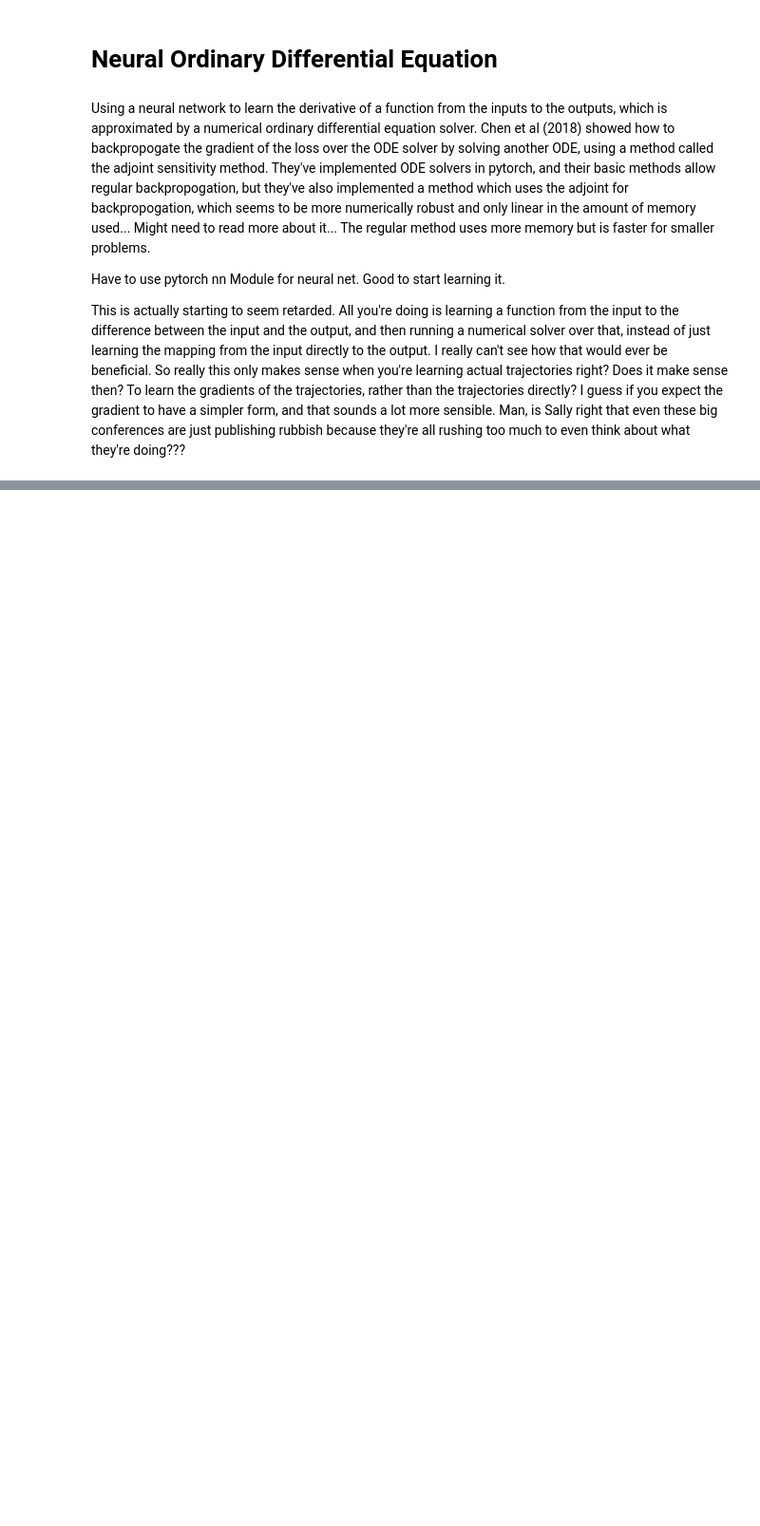
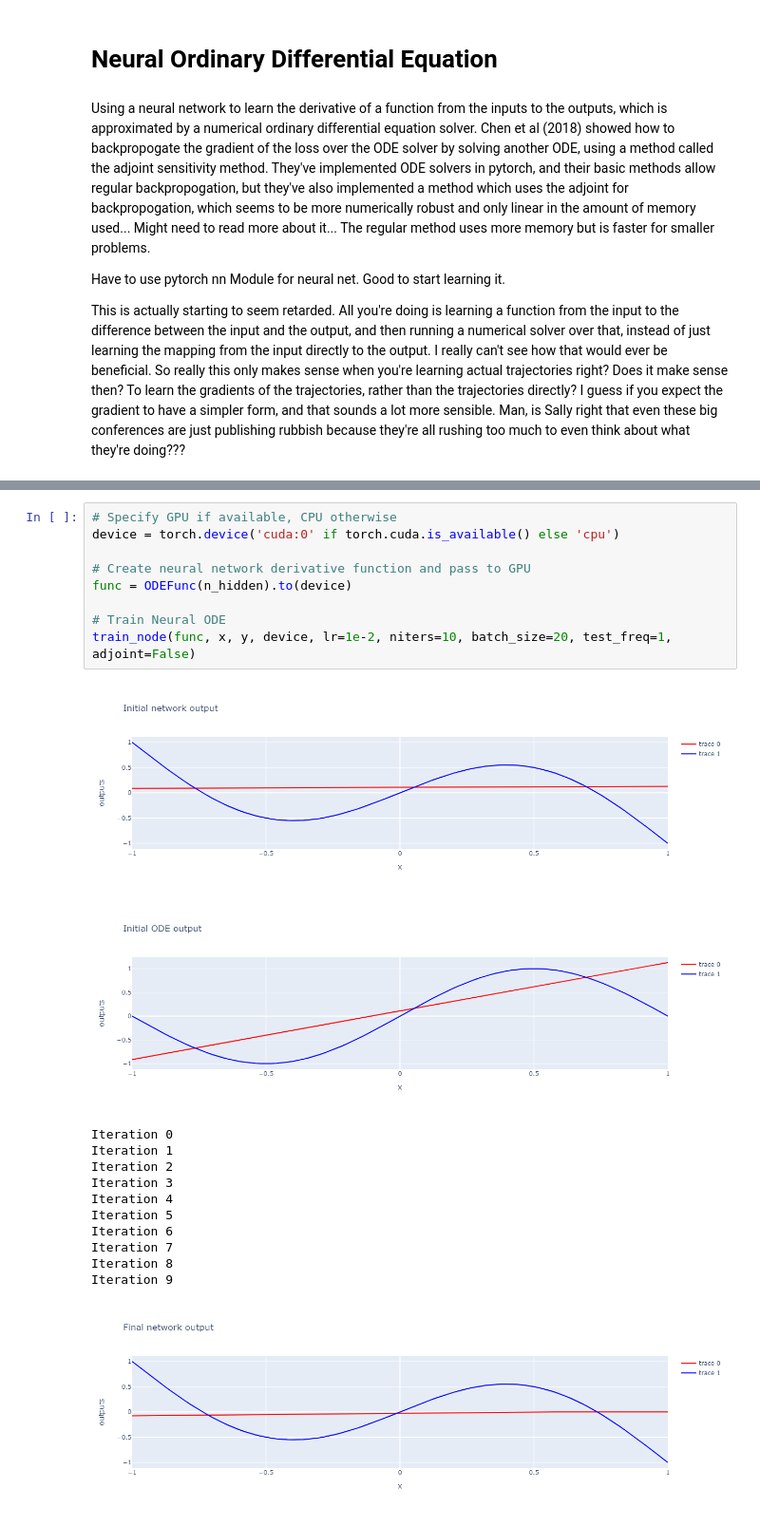
Before and after one commit to bernardo7crf/Toy-neural-networks-in-pytorch, a Jupyter notebook: 4 Neural ODE.ipynb, the cells around one changed output, grey strips where cells are left out. Shown at 95% size. Drawn from its saved outputs; the diff is of its cells as text; blank space fills up the shorter version.

Commit message:
Tidied up NODE code

```diff
--- a/4 Neural ODE.ipynb
+++ b/4 Neural ODE.ipynb
@@ -338,0 +28,23 @@ Iter 0100 | Total Loss 0.512062
+# %%
+# Specify GPU if available, CPU otherwise
+device = torch.device('cuda:0' if torch.cuda.is_available() else 'cpu')
+
+# Create neural network derivative function and pass to GPU
+func = ODEFunc(n_hidden).to(device)
+
+# Train Neural ODE
+train_node(func, x, y, device, lr=1e-2, niters=10, batch_size=20, test_freq=1, adjoint=False)
+# %% [output]
+[figure, added]
+[figure, added]
+Iteration 0
+Iteration 1
+Iteration 2
+Iteration 3
+Iteration 4
+Iteration 5
+Iteration 6
+Iteration 7
+Iteration 8
+Iteration 9
+[figure, added]
```
Also changed, not shown: parts of 9 cells of this notebook, 2 other files.
